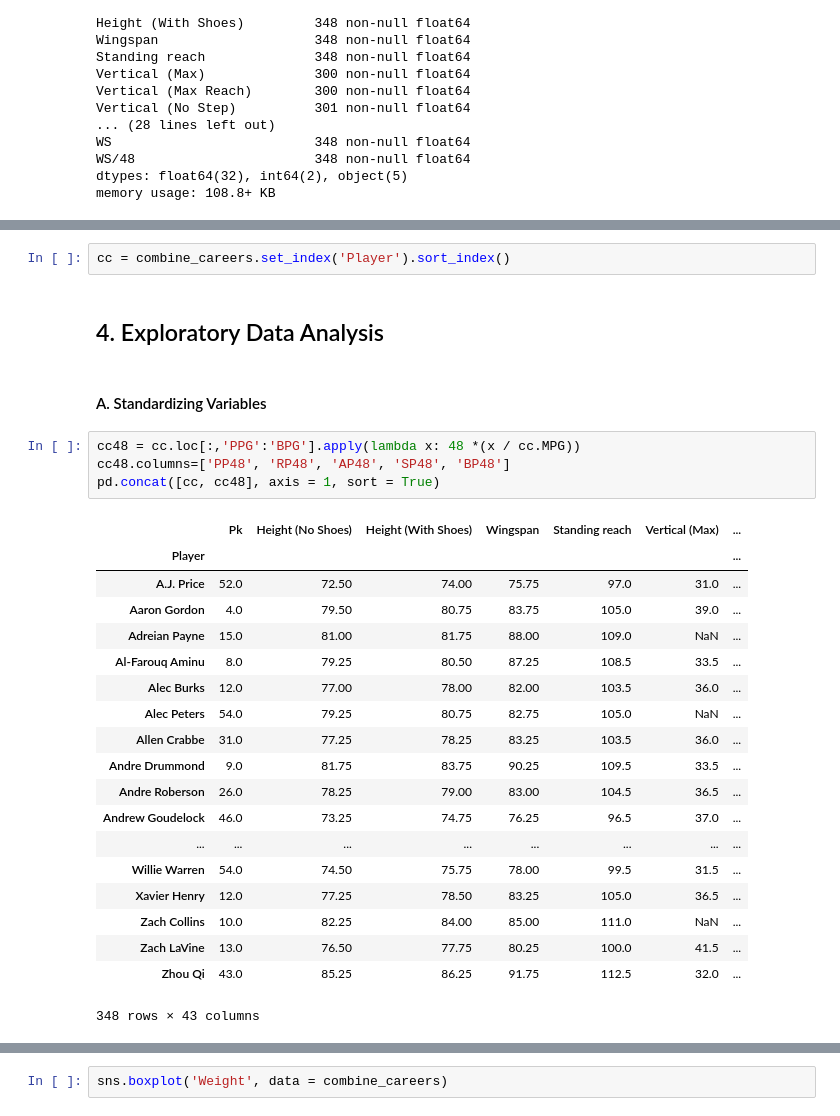
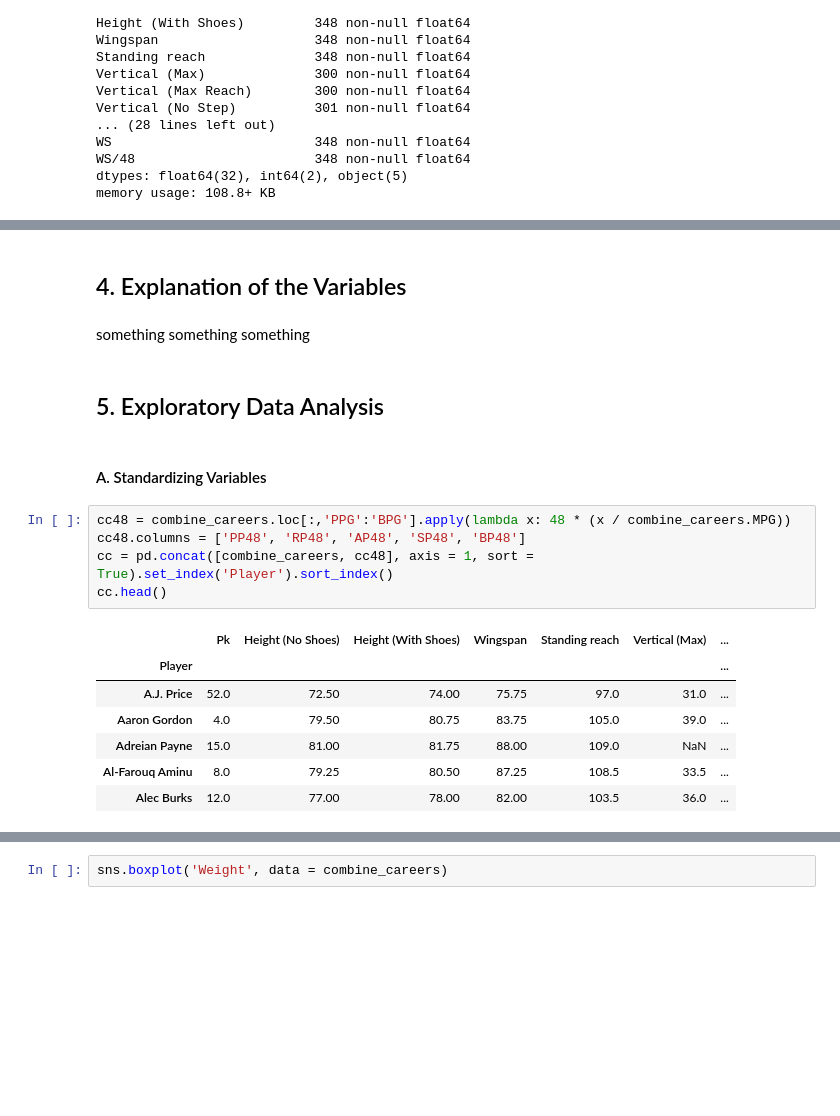
Before and after one commit to jrtran/stats131group7, a Jupyter notebook: combine_careers_eda.ipynb, the cells around one changed output, grey strips where cells are left out. Saved outputs shown, nothing was run; the diff lists cells and outputs as text; blank space fills up the shorter version.

```diff
--- a/combine_careers_eda.ipynb
+++ b/combine_careers_eda.ipynb
@@ -237,33 +286,24 @@ len(combine_careers[combine_careers['Hand (Length)'].isnull()])
-# %%
-cc = combine_careers.set_index('Player').sort_index()
+# %% [markdown]
+## 4. Explanation of the Variables
+# %% [markdown]
+something something something
 # %% [markdown]
-## 4. Exploratory Data Analysis
+## 5. Exploratory Data Analysis
 # %% [markdown]
 #### A. Standardizing Variables
 # %%
-cc48 = cc.loc[:,'PPG':'BPG'].apply(lambda x: 48 *(x / cc.MPG))
-cc48.columns=['PP48', 'RP48', 'AP48', 'SP48', 'BP48']
-pd.concat([cc, cc48], axis = 1, sort = True)
+cc48 = combine_careers.loc[:,'PPG':'BPG'].apply(lambda x: 48 * (x / combine_careers.MPG))
+cc48.columns = ['PP48', 'RP48', 'AP48', 'SP48', 'BP48']
+cc = pd.concat([combine_careers, cc48], axis = 1, sort = True).set_index('Player').sort_index()
+cc.head()
 # %% [output]
 |  | Pk | Height (No Shoes) | Height (With Shoes) | Wingspan | Standing reach | Vertical (Max) | ... |
 | Player |  |  |  |  |  |  | ... |
 | A.J. Price | 52.0 | 72.50 | 74.00 | 75.75 | 97.0 | 31.0 | ... |
 | Aaron Gordon | 4.0 | 79.50 | 80.75 | 83.75 | 105.0 | 39.0 | ... |
 | Adreian Payne | 15.0 | 81.00 | 81.75 | 88.00 | 109.0 | NaN | ... |
 | Al-Farouq Aminu | 8.0 | 79.25 | 80.50 | 87.25 | 108.5 | 33.5 | ... |
 | Alec Burks | 12.0 | 77.00 | 78.00 | 82.00 | 103.5 | 36.0 | ... |
-| Alec Peters | 54.0 | 79.25 | 80.75 | 82.75 | 105.0 | NaN | ... |
-| Allen Crabbe | 31.0 | 77.25 | 78.25 | 83.25 | 103.5 | 36.0 | ... |
-| Andre Drummond | 9.0 | 81.75 | 83.75 | 90.25 | 109.5 | 33.5 | ... |
-| Andre Roberson | 26.0 | 78.25 | 79.00 | 83.00 | 104.5 | 36.5 | ... |
-| Andrew Goudelock | 46.0 | 73.25 | 74.75 | 76.25 | 96.5 | 37.0 | ... |
-| ... | ... | ... | ... | ... | ... | ... | ... |
-| Willie Warren | 54.0 | 74.50 | 75.75 | 78.00 | 99.5 | 31.5 | ... |
-| Xavier Henry | 12.0 | 77.25 | 78.50 | 83.25 | 105.0 | 36.5 | ... |
-| Zach Collins | 10.0 | 82.25 | 84.00 | 85.00 | 111.0 | NaN | ... |
-| Zach LaVine | 13.0 | 76.50 | 77.75 | 80.25 | 100.0 | 41.5 | ... |
-| Zhou Qi | 43.0 | 85.25 | 86.25 | 91.75 | 112.5 | 32.0 | ... |
-348 rows × 43 columns
 # %%
 physicals = ['Height (With Shoes)', 'Wingspan', 'Standing reach', 'Weight']
 athletics = ['Vertical (Max)', 'Bench', 'Agility', 'Sprint']
```
Also changed, not shown: parts of 18 cells of this notebook, 2 other files.
